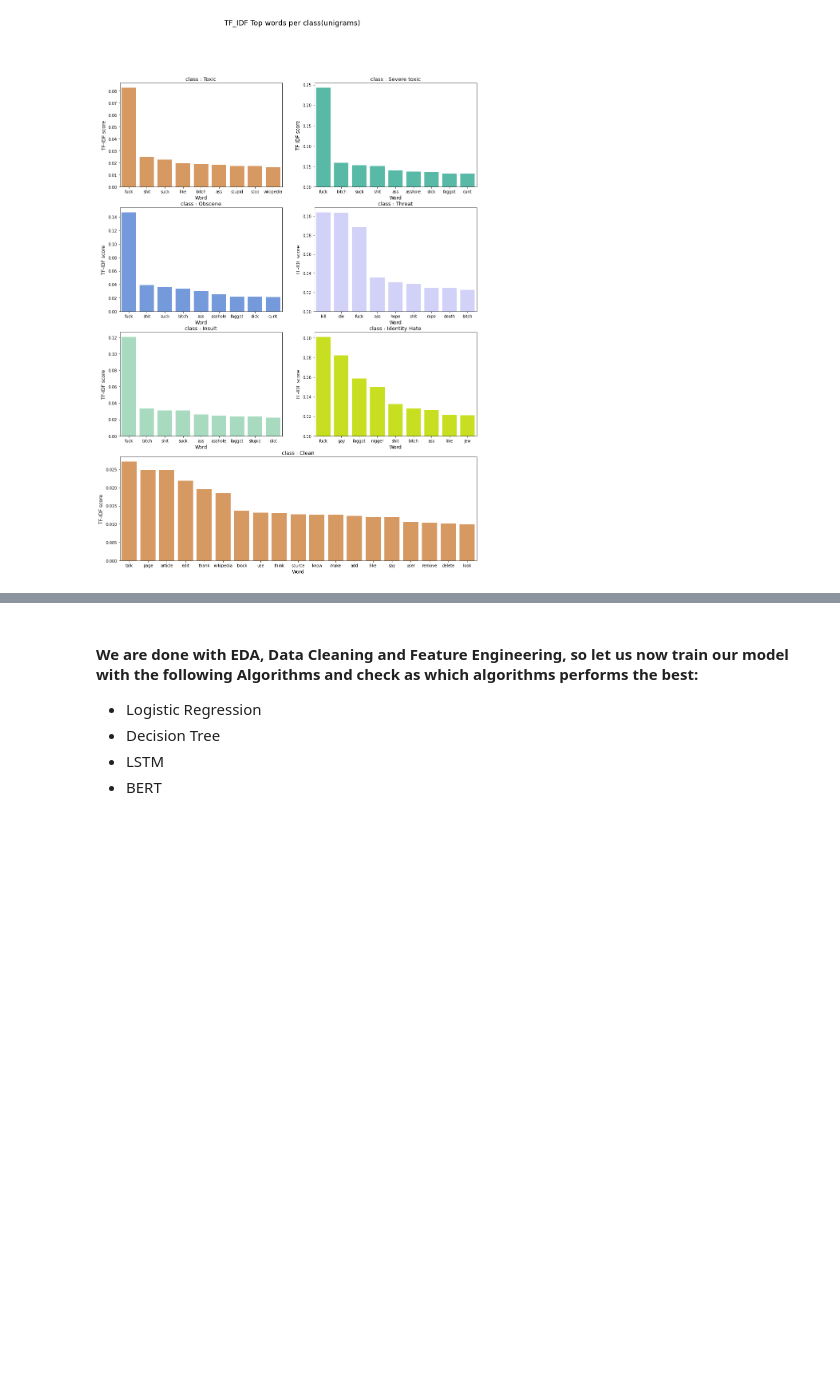
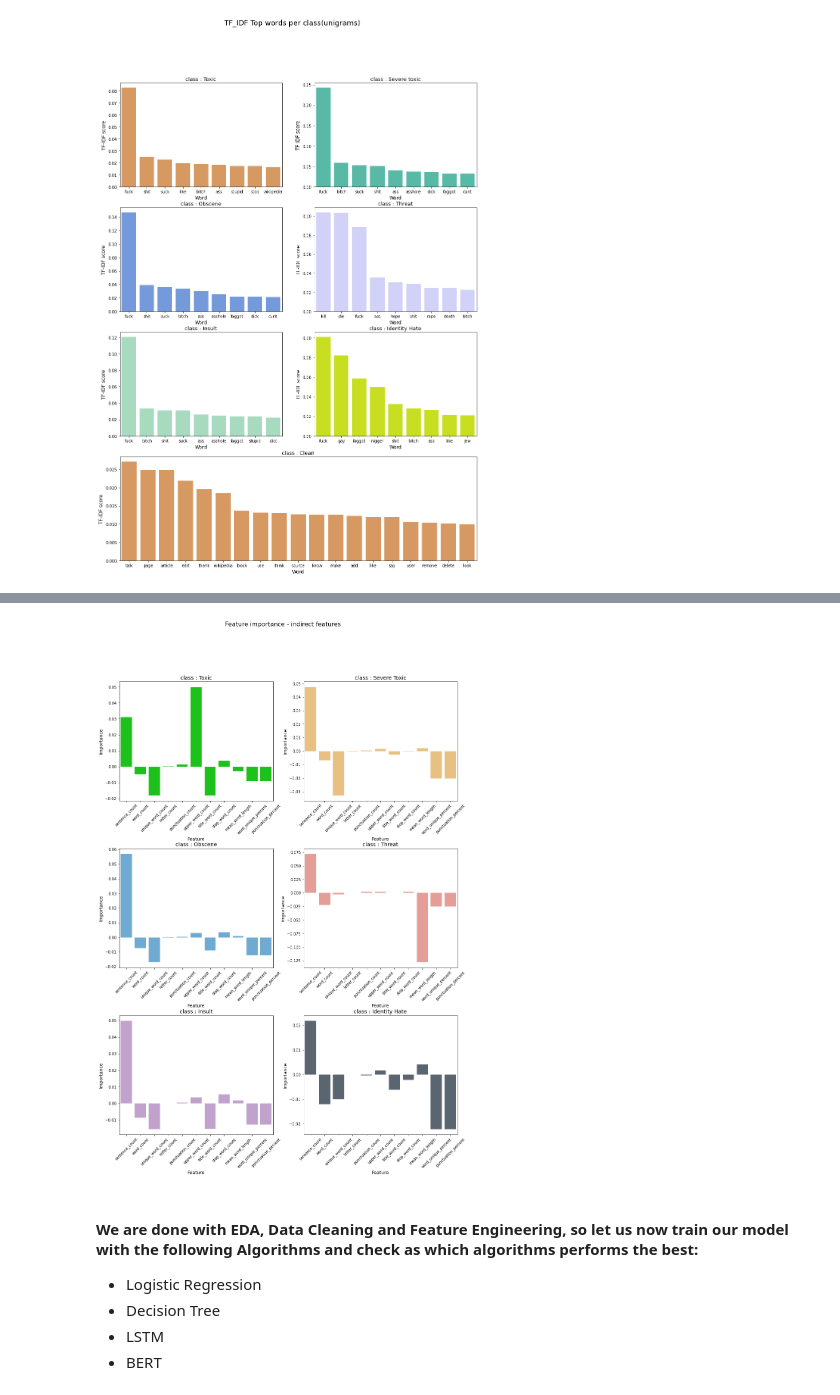
Before and after one commit to junaidalamgithub/DataScience_NLP, a Jupyter notebook: TOXIC_SEVERITY_CLASSIFIER.ipynb, the cells around one changed output, grey strips where cells are left out. Cells and saved outputs as stored; diff of their text form; code cells hidden in the pictures; blank space fills up the shorter version.

```diff
--- a/TOXIC_SEVERITY_CLASSIFIER.ipynb
+++ b/TOXIC_SEVERITY_CLASSIFIER.ipynb
@@ -1265,0 +1299,11 @@ total time till charngrams 28172.97981286049
+# %%
+# select the columns to include
+SELECTED_COLS=['sentence_count', 'word_count', 'unique_word_count',
+       'letter_count', 'punctuation_count', 'upper_word_count',
+       'title_word_count', 'stop_word_count', 'mean_word_length',
+       'word_unique_percent', 'punctuation_percent']
+target_x=train_features[SELECTED_COLS]
+# %%
+# Target columns list
+TARGET_COLS=['toxic', 'severe_toxic', 'obscene', 'threat', 'insult', 'identity_hate']
+target_y=train_tags[TARGET_COLS]
@@ -1266,3 +1354,27 @@ total time till charngrams 28172.97981286049
+# %%
+# define a function to create a subplot
+def importance_subplot(gloc=(0,0),label="Toxic", colour="#00dd00", classnum=0):
+  plt.subplot2grid((3,2), gloc)
+  sns.barplot(SELECTED_COLS,importance[classnum][0],color=colour)
+  plt.title("class : "+label,fontsize=14)
+  locs, labels = plt.xticks()
+  plt.setp(labels, rotation=45)
+  plt.xlabel('Feature', fontsize=12)
+  plt.ylabel('Importance', fontsize=12)
+# %%
+plt.figure(figsize=(16,22))
+plt.suptitle("Feature importance - indirect features",fontsize=16)
+gridspec.GridSpec(3,2)
+plt.subplots_adjust(hspace=0.4)
+importance_subplot()
+importance_subplot(gloc=(0,1), label="Severe Toxic", colour="#F8C471", classnum=1)
+importance_subplot(gloc=(1,0), label="Obscene", colour="#5DADE2", classnum=2)
+importance_subplot(gloc=(1,1), label="Threat", colour="#F1948A", classnum=3)
+importance_subplot(gloc=(2,0), label="Insult", colour="#C39BD3", classnum=4)
+importance_subplot(gloc=(2,1), label="Identity Hate", colour="#566573", classnum=5)
+plt.show()
+# %% [output]
+[figure, added]
 # %% [markdown]
 #### We are done with EDA, Data Cleaning and Feature Engineering, so let us now train our model with the following Algorithms and check as which algorithms performs the best:
 - Logistic Regression
```
Also changed, not shown: parts of 51 cells of this notebook.
